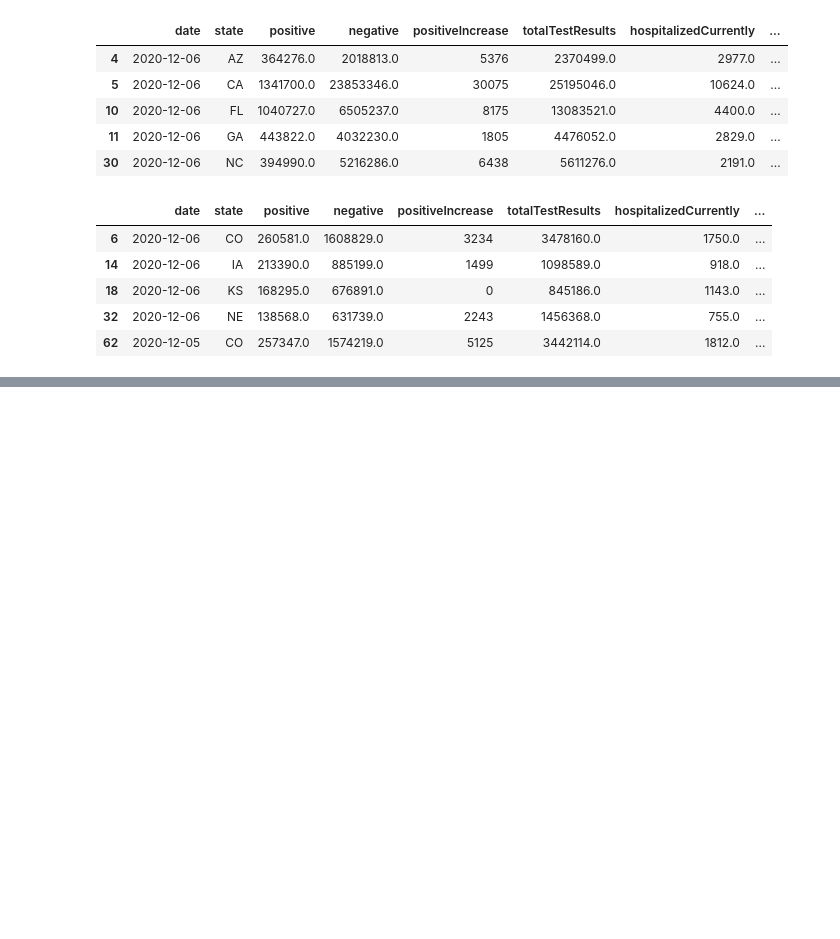
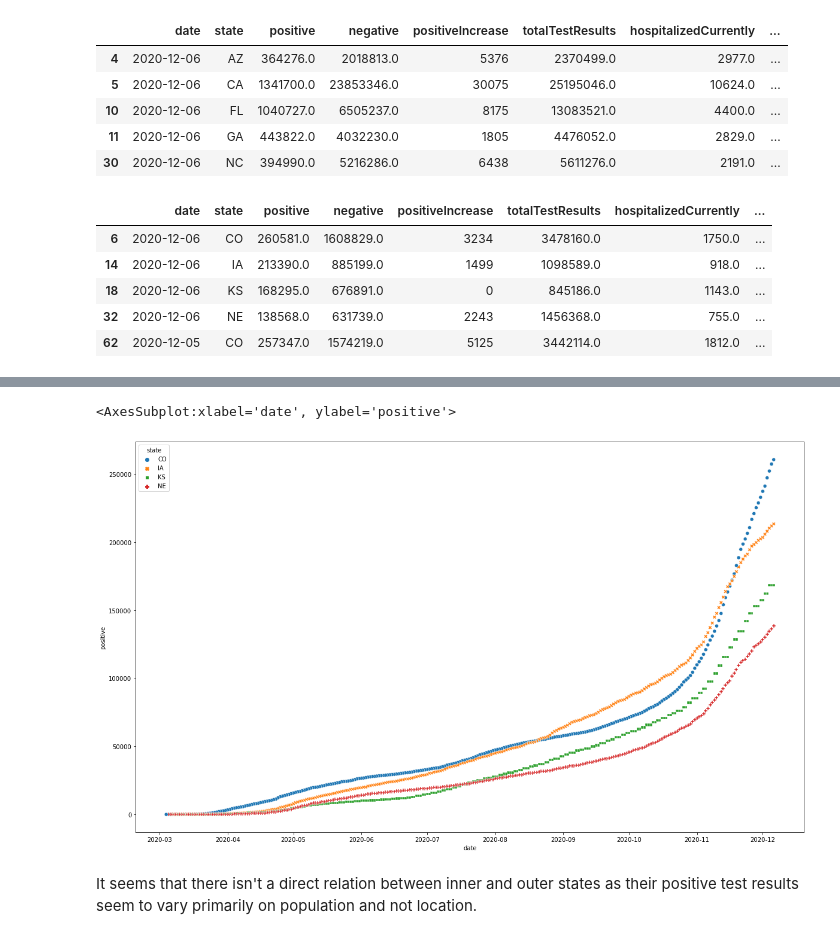
Before and after one commit to gianmillare/Covid-19-US-Analysis, a Jupyter notebook: COVID-19 Analysis.ipynb, the cells around one changed output, grey strips where cells are left out. Drawn from its saved outputs; the diff is of its cells as text; code cells hidden in the pictures; blank space fills up the shorter version.

```diff
--- a/COVID-19 Analysis.ipynb
+++ b/COVID-19 Analysis.ipynb
@@ -230,0 +238,9 @@ inner.head()
+# %%
+fig_size = (20, 12)
+fig, ax = plt.subplots(figsize=fig_size)
+sns.scatterplot(data=inner, x="date", y="positive", hue="state", style="state")
+# %% [output]
+<AxesSubplot:xlabel='date', ylabel='positive'>
+[figure, added]
+# %% [markdown]
+It seems that there isn't a direct relation between inner and outer states as their positive test results seem to vary primarily on population and not location.
```
Also changed, not shown: parts of 1 cell of this notebook.
